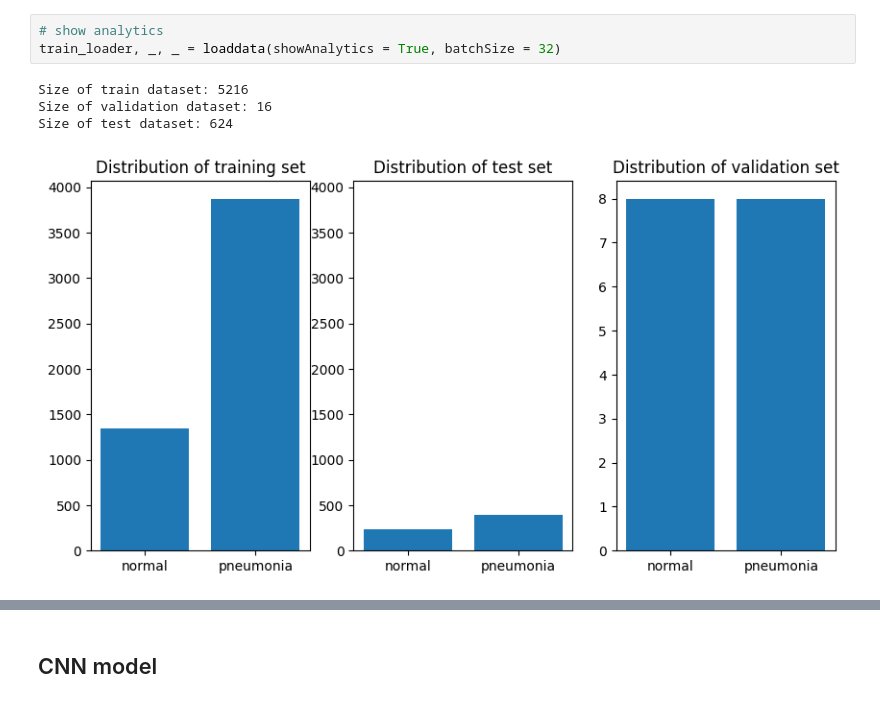
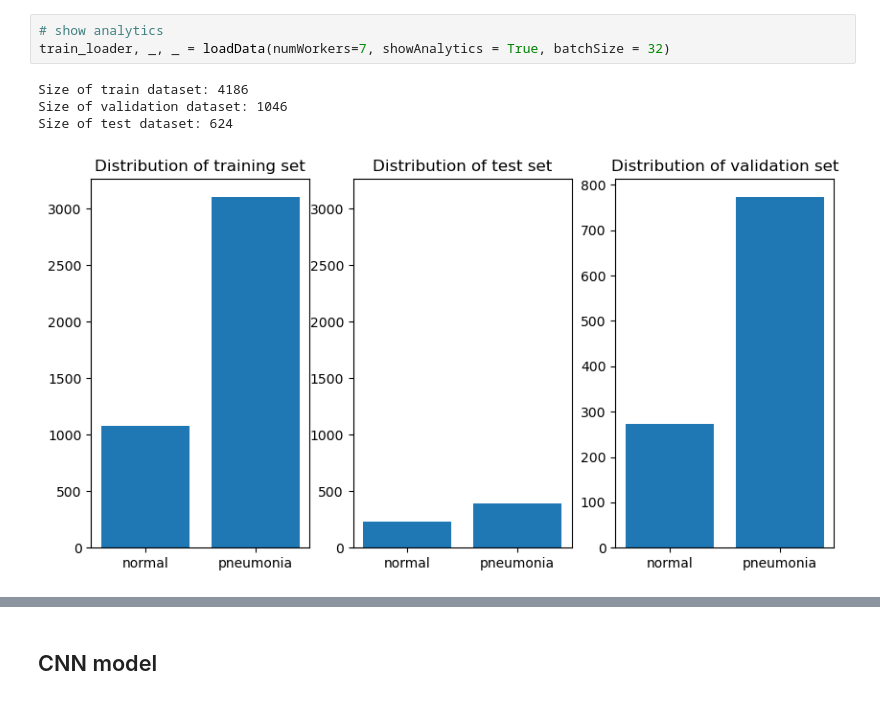
Before and after one commit to brittawi/D7047E-Project, a Jupyter notebook: SimpleCNN_temp.ipynb, the cells around one changed output, grey strips where cells are left out. Cells and saved outputs as stored; diff of their text form.

```diff
--- a/SimpleCNN_temp.ipynb
+++ b/SimpleCNN_temp.ipynb
@@ -152,8 +42,8 @@ def loaddata(batchSize, dataDir = "/Project/chest_xray", useSampler = False, sho
 # %%
 # show analytics
-train_loader, _, _ = loaddata(showAnalytics = True, batchSize = 32)
+train_loader, _, _ = loadData(numWorkers=7, showAnalytics = True, batchSize = 32)
 # %% [output]
-Size of train dataset: 5216
-Size of validation dataset: 16
+Size of train dataset: 4186
+Size of validation dataset: 1046
 Size of test dataset: 624
-[figure, old version]
+[figure, new version]
```
Also changed, not shown: parts of 13 cells of this notebook.
